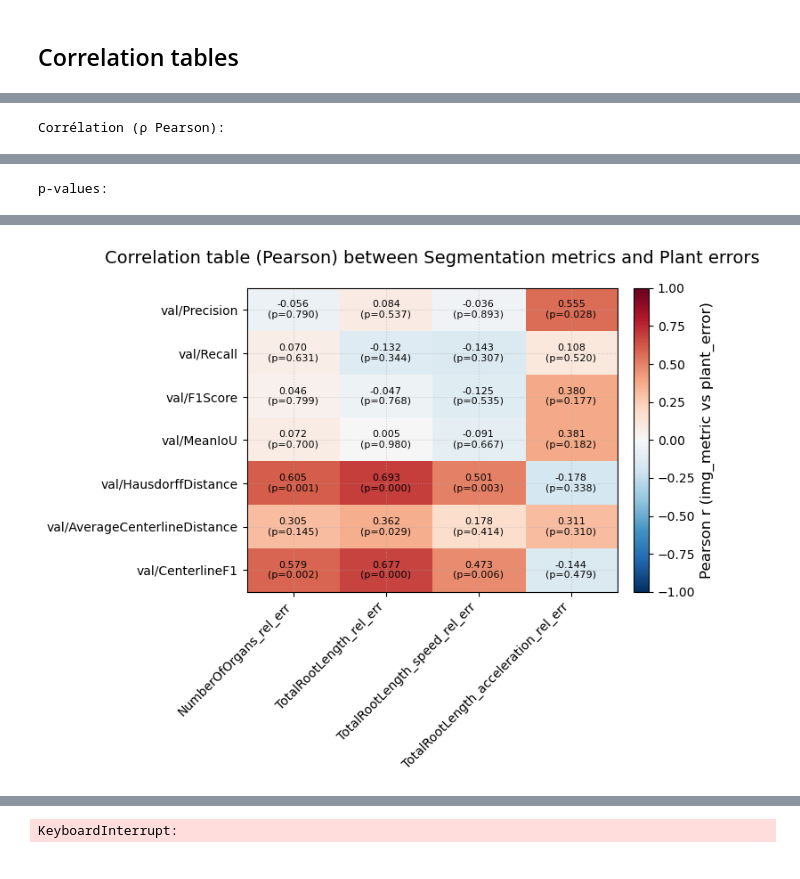
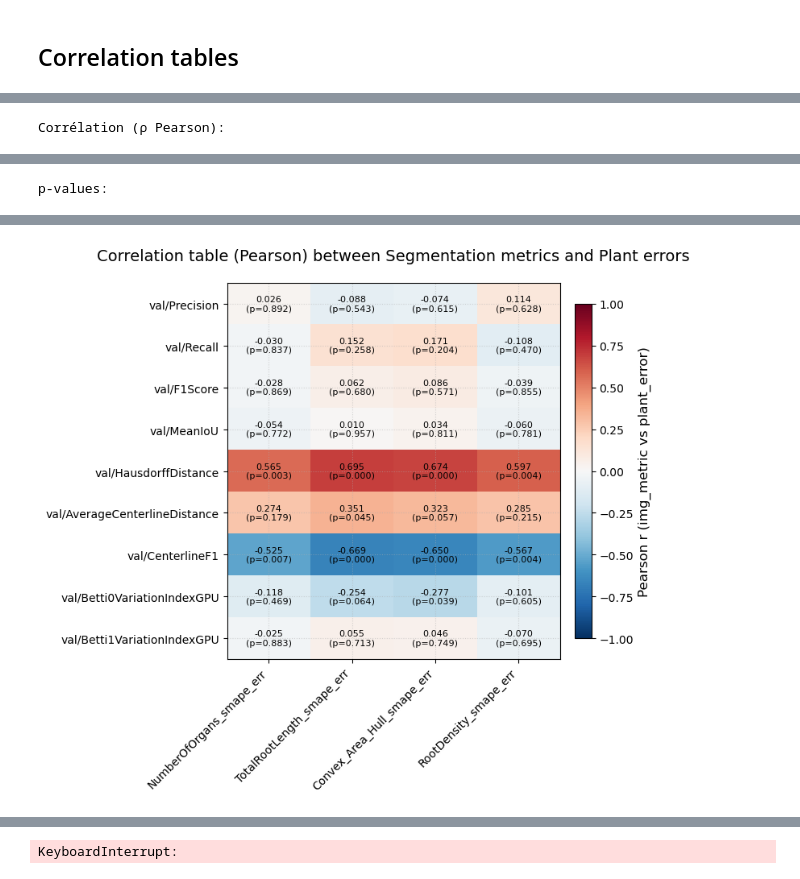
Before and after one commit to Money-eng/Benchmark_RST, a Jupyter notebook: Measures/Metrics_analysis.ipynb, the cells around one changed output, grey strips where cells are left out. Drawn from its saved outputs; the diff is of its cells as text; code cells hidden in the pictures.

```diff
--- a/Measures/Metrics_analysis.ipynb
+++ b/Measures/Metrics_analysis.ipynb
@@ -642,7 +696,7 @@ display(df_best.style.background_gradient(subset=['Min Mean Error'], cmap='Green
 import pandas as pd
 from IPython.display import display
 
-target_metrics = [m for m in plant_errors if 'rel_err' in m ]
+target_metrics = [m for m in plant_errors if 'smape' in m]
 
 last_epochs = df_diff_log.groupby(['model_name', 'loss_name'])['epoch'].max().reset_index()
 last_epoch_dict = {(row['model_name'], row['loss_name']): row['epoch'] for _, row in last_epochs.iterrows()}
@@ -657,7 +711,7 @@ for metric in target_metrics:
     for (model, loss), row in winners.iterrows():
         best_configs.append({
             'Metric': metric,
-            'epoch': df_diff_log[df_diff_log['model_name'] == model][df_diff_log['loss_name'] == loss]['epoch'].max(),
+            'epoch': df_diff_log.loc[(df_diff_log['model_name'] == model) & (df_diff_log['loss_name'] == loss), 'epoch'].max(),
             'Best Model': model,
             'Best Loss': loss,
             'Max Mean Error': row[metric]
@@ -705,6 +760,9 @@ plant_signed_err = [col for col in plant_errors if 'signed_err' in col]
 # %%
 # mean value over all epochs
 df_diff_log_epoch_mean = df_diff_log.copy()
+
+df_diff_log_epoch_mean[scores_img_metrics] =  - df_diff_log_epoch_mean[scores_img_metrics].astype(float)
+
 df_diff_log_epoch_mean.drop(columns=['root_ids', 'box', 'time'], inplace=True)
 df_diff_log_epoch_mean = df_diff_log_epoch_mean.groupby(['model_name', 'loss_name', 'epoch']).mean().reset_index() # does not average segmentation metrics because for 1 model x loss x epoch = 1 segmentation value but multiple plants values
 df_diff_log_epoch_mean
@@ -729,0 +788,10 @@ df_diff_log_epoch_mean
+# %%
+df_mean_sorted = df_diff_log_epoch_mean.sort_values(by=['model_name', 'loss_name', 'epoch'])
+
+cols_to_diff = plant_abs_err + plant_rel_err + plant_smape_err + plant_signed_err + scores_img_metrics
+
+df_diff_deltas = df_mean_sorted.copy()
+
+df_diff_deltas[cols_to_diff] = df_mean_sorted.groupby(['model_name', 'loss_name'])[cols_to_diff].diff().abs()
+
+df_diff_deltas.head()
@@ -734,14 +827,13 @@ from scipy.stats import spearmanr
 rho_rows, p_rows = [], []
 for img_met in img_metrics:
     rho_row, p_row = {}, {}
-    for plant_err in plant_rel_err:
+    for plant_err in plant_smape_err:
         #valid = df_diff_log[[img_met, plant_err]].dropna().copy()
-        valid = df_diff_log_epoch_mean[[img_met, plant_err]].dropna().copy()
+        valid = df_diff_log_epoch_mean[[img_met, plant_err]].copy()
         if len(valid) < 3:
             rho, p = np.nan, np.nan
         else:
-            if img_met in scores_img_metrics:
-                valid[img_met] = - valid[img_met]
+            valid = valid.replace([np.inf, -np.inf], np.nan).dropna()
             rho, p = spearmanr(valid[img_met], valid[plant_err])
         rho_row[plant_err] = float(rho) if np.isfinite(rho) else np.nan
         p_row[plant_err]   = float(p) if np.isfinite(p) else np.nan
@@ -758,16 +850,16 @@ print("p-values:")
 display(Pvalues.applymap(lambda x: round(x, 3) if pd.notna(x) else x))
 
 # --- Heatmap simple (matplotlib) centrée sur 0 ---
-plt.figure(figsize=(1.2*len(plant_rel_err)+3, 0.45*len(img_metrics)+3))
+plt.figure(figsize=(1.2*len(plant_smape_err)+3, 0.45*len(img_metrics)+3))
 im = plt.imshow(CorrSpearman.values, aspect='auto', cmap='RdBu_r', vmin=-1, vmax=1)
 plt.colorbar(im, fraction=0.046, pad=0.04, label="Spearman ρ (img_metric vs plant_error)")
 plt.yticks(range(len(img_metrics)), img_metrics)
-plt.xticks(range(len(plant_rel_err)), plant_rel_err, rotation=45, ha="right")
+plt.xticks(range(len(plant_smape_err)), plant_smape_err, rotation=45, ha="right")
 plt.title("Correlation table (Spearman) between Segmentation metrics and Plant errors", pad=20)
 
 # Annotations: ρ
 for i in range(len(img_metrics)):
-    for j in range(len(plant_rel_err)):
+    for j in range(len(plant_smape_err)):
         rho = CorrSpearman.iat[i, j]
         p = Pvalues.iat[i, j]
         txt = "" if np.isnan(rho) else f"{rho:.3f}\n(p={p:.3f})"
@@ -991,7 +1668,7 @@ from scipy.stats import pearsonr
 rho_rows, p_rows = [], []
 for img_met in img_metrics:
     rho_row, p_row = {}, {}
-    for plant_err in plant_rel_err:
+    for plant_err in plant_smape_err:
         # use ebisuzaki_correlation_test instead of pearsonr
         valid = df_diff_log_epoch_mean[[img_met, plant_err]].dropna().copy()
 
@@ -1016,16 +1693,16 @@ print("p-values:")
 display(Pvalues.applymap(lambda x: round(x, 3) if pd.notna(x) else x))
 
 # --- Heatmap simple (matplotlib) centrée sur 0 ---
-plt.figure(figsize=(1.2*len(plant_rel_err)+3, 0.45*len(img_metrics)+3))
+plt.figure(figsize=(1.2*len(plant_smape_err)+3, 0.45*len(img_metrics)+3))
 im = plt.imshow(CorrPearson.values, aspect='auto', cmap='RdBu_r', vmin=-1, vmax=1)
 plt.colorbar(im, fraction=0.046, pad=0.04, label="Pearson r (img_metric vs plant_error)")
 plt.yticks(range(len(img_metrics)), img_metrics)
-plt.xticks(range(len(plant_rel_err)), plant_rel_err, rotation=45, ha="right")
+plt.xticks(range(len(plant_smape_err)), plant_smape_err, rotation=45, ha="right")
 plt.title("Correlation table (Pearson) between Segmentation metrics and Plant errors", pad=20)
 
 # Annotations: r
 for i in range(len(img_metrics)):
-    for j in range(len(plant_rel_err)):
+    for j in range(len(plant_smape_err)):
         rho = CorrPearson.iat[i, j]
         p = Pvalues.iat[i, j]
         txt = "" if np.isnan(rho) else f"{rho:.3f}\n(p={p:.3f})"
@@ -1059 +1740 @@ p-values:
-[figure, old version]
+[figure, new version]
```
Also changed, not shown: parts of 24 cells of this notebook, 59 other files.
